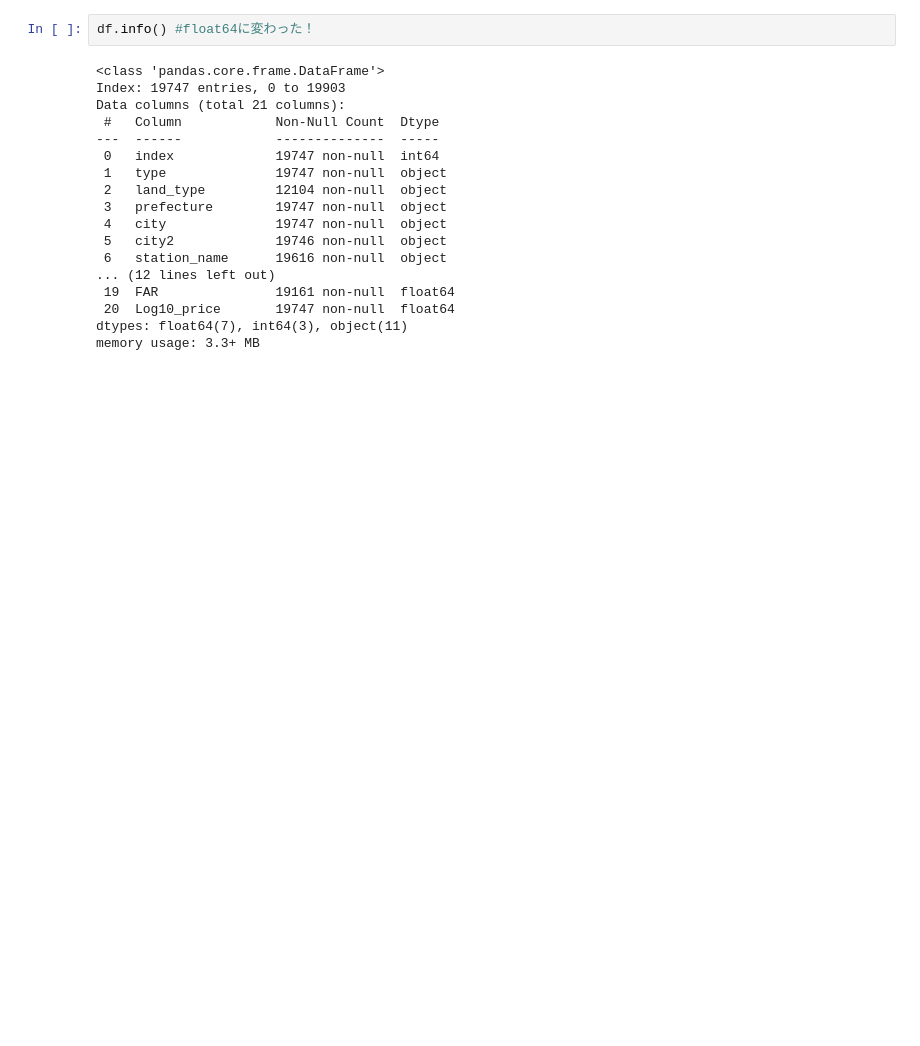
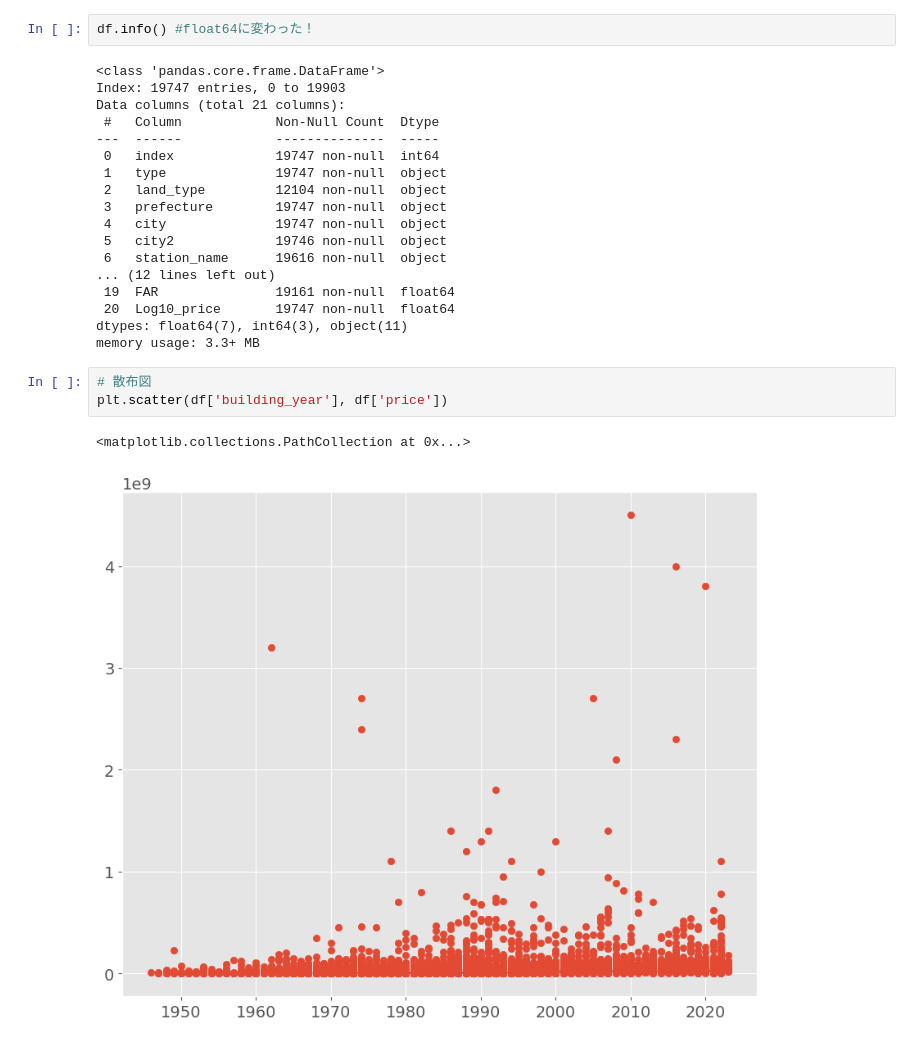
Before and after one commit to RYOTA2528/data_analysis_practice, a Jupyter notebook: [DAY8]Matplotlib_learn_.ipynb, the cells around one changed output. Saved outputs shown, nothing was run; the diff lists cells and outputs as text; blank space fills up the shorter version.

```diff
--- a/[DAY8]Matplotlib_learn_.ipynb
+++ b/[DAY8]Matplotlib_learn_.ipynb
@@ -115,3 +115,9 @@ Data columns (total 21 columns):
  20  Log10_price       19747 non-null  float64
 dtypes: float64(7), int64(3), object(11)
 memory usage: 3.3+ MB
+# %%
+# 散布図
+plt.scatter(df['building_year'], df['price'])
+# %% [output]
+<matplotlib.collections.PathCollection at 0x...>
+[figure, added]
```
Also changed, not shown: parts of 2 cells of this notebook.
